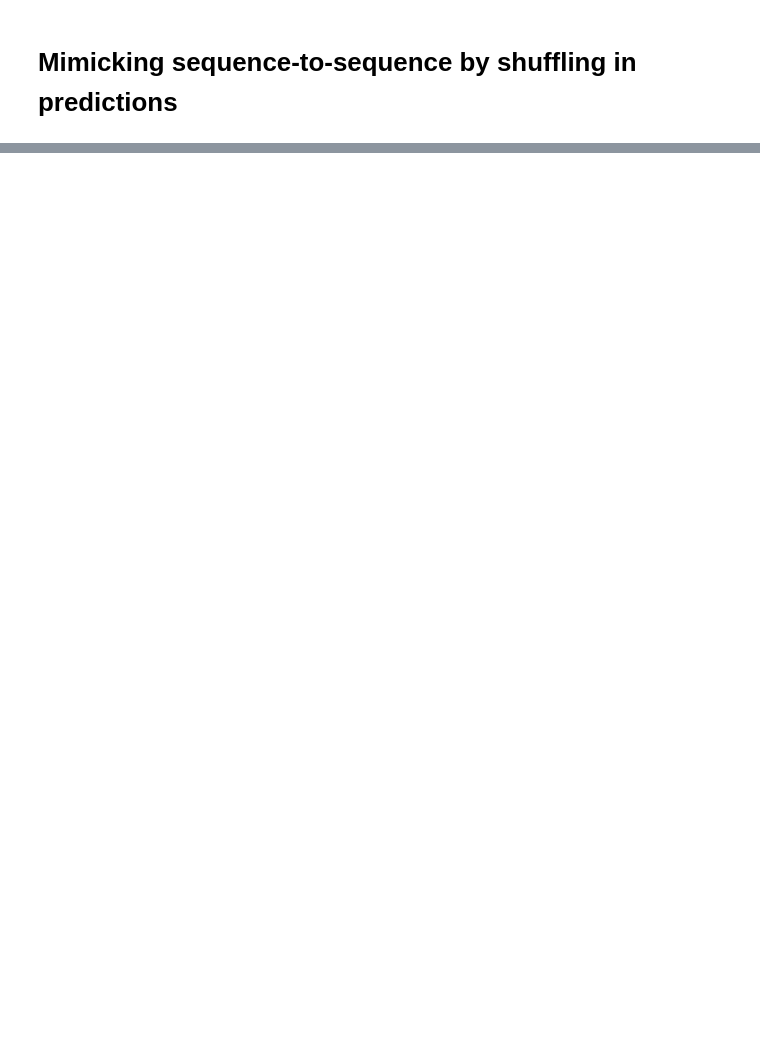
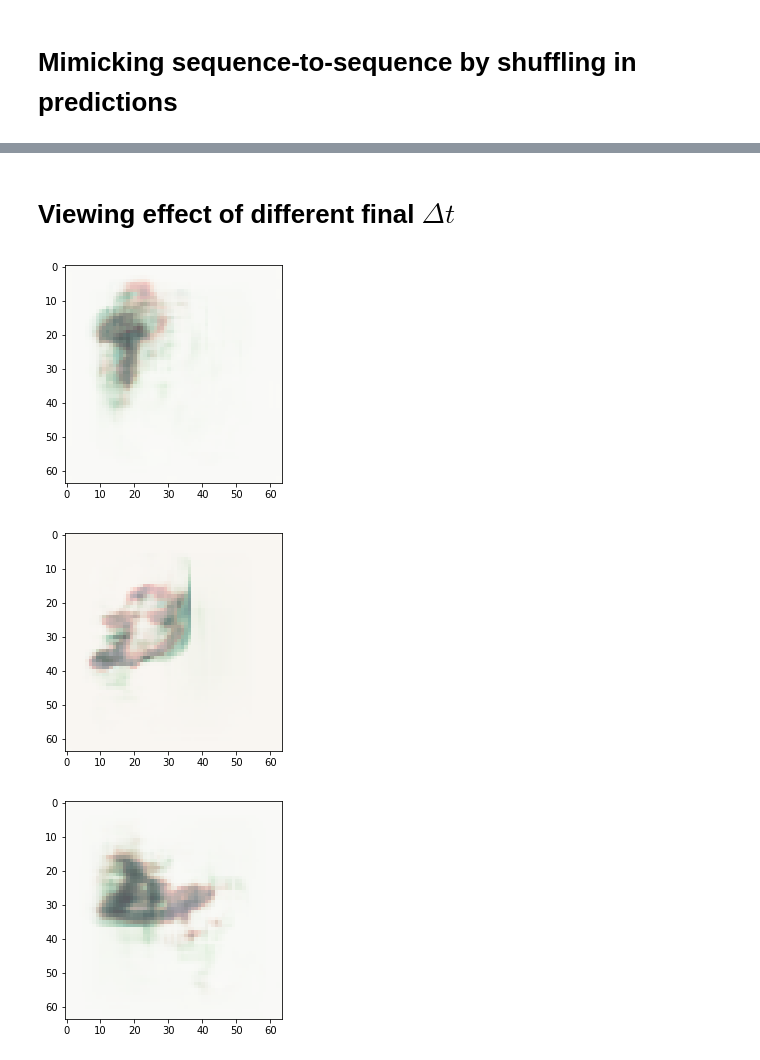
Before and after one commit to jdiaz4302/ConvTimeLSTM, a Jupyter notebook: 06_01_MissingMNIST_ConvTimeLSTM.ipynb, the cells around one changed output, grey strips where cells are left out. Saved outputs shown, nothing was run; the diff lists cells and outputs as text; code cells hidden in the pictures; blank space fills up the shorter version.

```diff
--- a/06_01_MissingMNIST_ConvTimeLSTM.ipynb
+++ b/06_01_MissingMNIST_ConvTimeLSTM.ipynb
@@ -661,0 +745,28 @@ for i in range(10):
+# %% [markdown]
+# Viewing effect of different final $\Delta t$
+# %%
+rand_x, rand_y, rand_t = next(iter(validation_loader))
+
+rand_y_hat = conv_time_lstm(rand_x.to(device),
+                            rand_t.to(device))[0][0][:, -2:-1, :, :, :]
+rand_y_hat = rand_y_hat.cpu().data.numpy()
+# %%
+def viz_diff_t():
+    random_index = np.random.choice(len(rand_x))
+    colors = ['Reds', 'Blues', 'Greens']
+    alphas = [0.5, 0.3, 0.3]
+    for i in range(1, 4):
+        rand_t[:, -2:-1, :, :, :] = torch.ones_like(rand_t[:, -2:-1, :, :, :])*i/10
+        rand_y_hat_alt = conv_time_lstm(rand_x.to(device),
+                                        rand_t.to(device))[0][0][:, -2:-1, :, :, :]
+        rand_y_hat_alt = rand_y_hat_alt.cpu().data.numpy()
+        plt.imshow(rand_y_hat_alt[random_index, 0, 0], cmap = colors[i-1], alpha = alphas[i-1])
+    plt.pause(0.01)
+# %%
+viz_diff_t()
+viz_diff_t()
+viz_diff_t()
+# %% [output]
+[figure, added]
+[figure, added]
+[figure, added]
```
Also changed, not shown: parts of 10 cells of this notebook.
